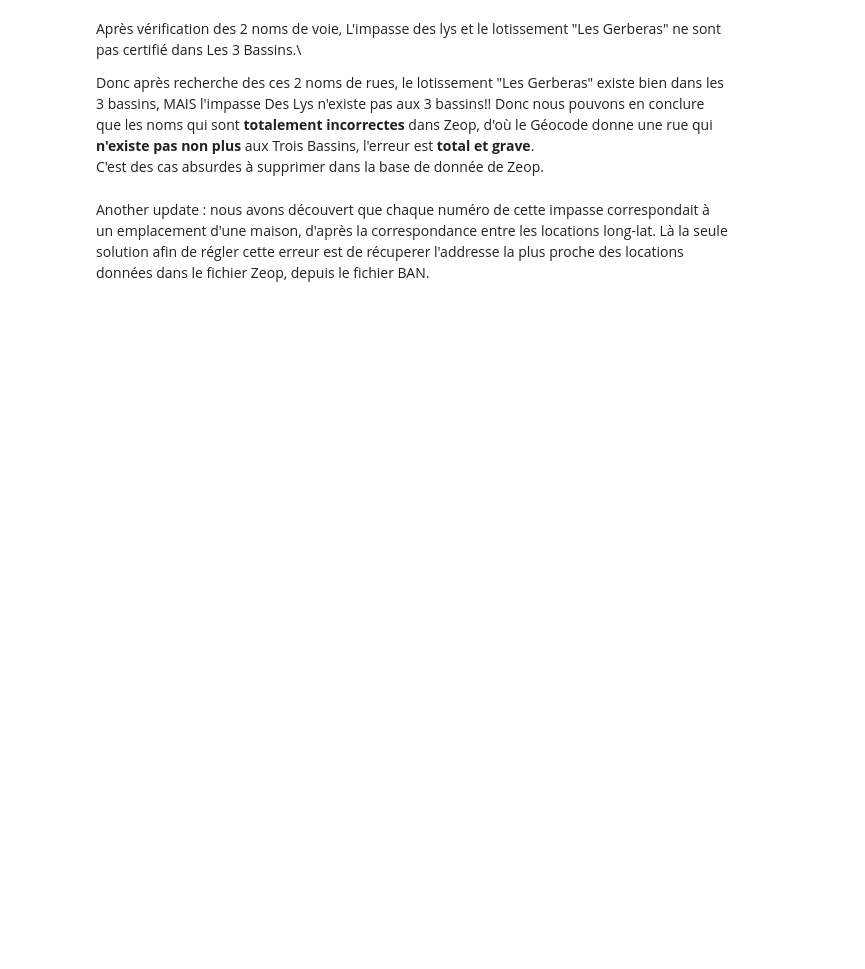
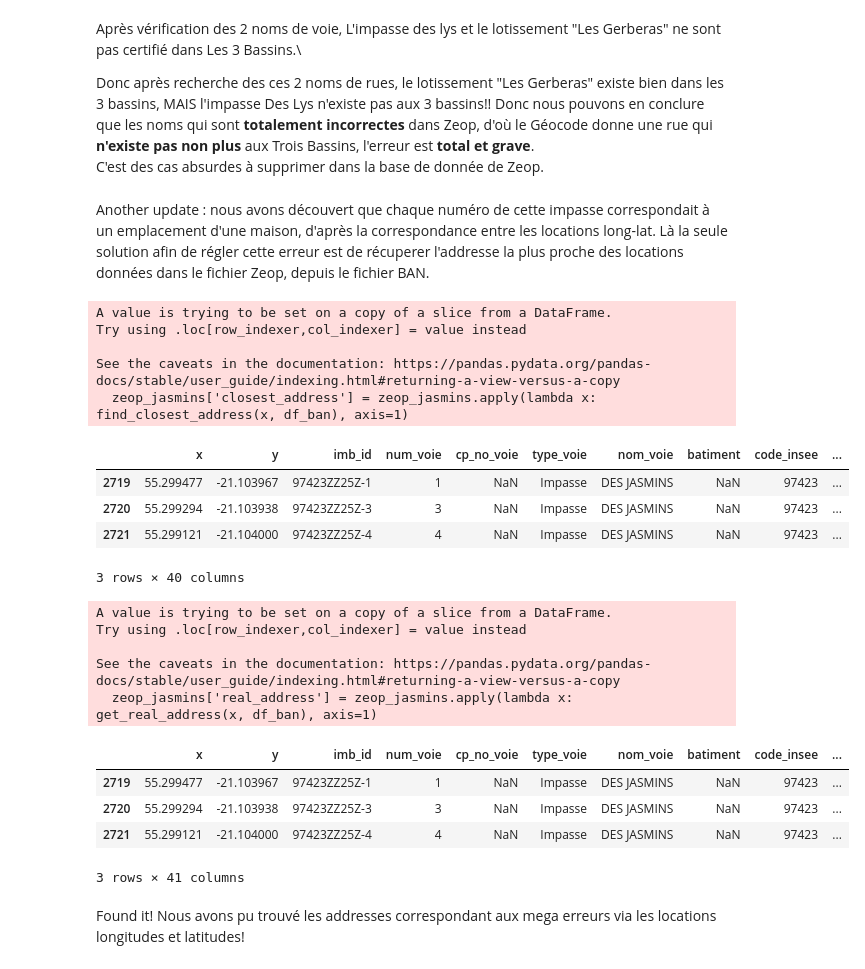
Before and after one commit to gitreunion/datacup-challenge-esi-flipside, a Jupyter notebook: code/get_path_name_error.ipynb, the cells around one changed output. Cells and saved outputs as stored; diff of their text form; code cells hidden in the pictures; blank space fills up the shorter version.

Commit message:
update : nous pouvons trouver l'adresse le plus proche d'après le fichier BAN pour faire correspondre aux adresses à une impasse qui n'existe pas.

```diff
--- a/code/get_path_name_error.ipynb
+++ b/code/get_path_name_error.ipynb
@@ -256,3 +257,70 @@ Donc après recherche des ces 2 noms de rues, le lotissement "Les Gerberas" exis
 C'est des cas absurdes à supprimer dans la base de donnée de Zeop.
 # %% [markdown]
 Another update : nous avons découvert que chaque numéro de cette impasse correspondait à un emplacement d'une maison, d'après la correspondance entre les locations long-lat. Là la seule solution afin de régler cette erreur est de récuperer l'addresse la plus proche des locations données dans le fichier Zeop, depuis le fichier BAN.
+# %%
+# Convert columns to string, replace commas with dots, and convert to float
+df_2['x'] = df_2['x'].astype(str).str.replace(',', '.').astype(float)
+df_2['y'] = df_2['y'].astype(str).str.replace(',', '.').astype(float)
+df_ban['lat'] = df_ban['lat'].astype(str).str.replace(',', '.').astype(float)
+df_ban['lon'] = df_ban['lon'].astype(str).str.replace(',', '.').astype(float)
+
+# Filtrer le dataframe ZEOP pour le nom de voie "DES JASMINS"
+zeop_jasmins = df_2[df_2['nom_voie'].str.lower() == 'des jasmins']
+
+
+
+def find_closest_address(row, df_ban):
+    zeop_coords = (row['y'], row['x'])
+    df_ban['distance'] = df_ban.apply(lambda x: geodesic(zeop_coords, (x['lat'], x['lon'])).meters, axis=1)
+    closest_address = df_ban.loc[df_ban['distance'].idxmin()]
+    return {
+        'closest_lat': closest_address['lat'],
+        'closest_lon': closest_address['lon'],
+        'distance': closest_address['distance'],
+        'address': closest_address.get('address', 'Unknown')  # Ensure 'address' key exists
+    }
+
+# Appliquer la fonction find_closest_address à chaque ligne du dataframe ZEOP
+zeop_jasmins['closest_address'] = zeop_jasmins.apply(lambda x: find_closest_address(x, df_ban), axis=1)
+
+display(zeop_jasmins)
+
+# Extraire les informations d'adresse à partir des coordonnées les plus proches
+def get_real_address(row, df_ban):
+    closest_lat = row['closest_address']['closest_lat']
+    closest_lon = row['closest_address']['closest_lon']
+    real_address = df_ban[(df_ban['lat'] == closest_lat) & (df_ban['lon'] == closest_lon)]
+    if not real_address.empty:
+        return {
+            'numero': real_address.iloc[0].get('numero', 'Unknown'),
+            'nom_voie': real_address.iloc[0].get('nom_voie', 'Unknown')
+        }
+    return {'numero': 'Unknown', 'nom_voie': 'Unknown'}
+
+# Ajouter les informations d'adresse réelle au dataframe zeop_jasmins
+zeop_jasmins['real_address'] = zeop_jasmins.apply(lambda x: get_real_address(x, df_ban), axis=1)
+
+display(zeop_jasmins)
+# %% [output]
+A value is trying to be set on a copy of a slice from a DataFrame.
+Try using .loc[row_indexer,col_indexer] = value instead
+
+See the caveats in the documentation: https://pandas.pydata.org/pandas-docs/stable/user_guide/indexing.html#returning-a-view-versus-a-copy
+  zeop_jasmins['closest_address'] = zeop_jasmins.apply(lambda x: find_closest_address(x, df_ban), axis=1)
+|  | x | y | imb_id | num_voie | cp_no_voie | type_voie | nom_voie | batiment | code_insee | ... |
+| 2719 | 55.299477 | -21.103967 | 97423ZZ25Z-1 | 1 | NaN | Impasse | DES JASMINS | NaN | 97423 | ... |
+| 2720 | 55.299294 | -21.103938 | 97423ZZ25Z-3 | 3 | NaN | Impasse | DES JASMINS | NaN | 97423 | ... |
+| 2721 | 55.299121 | -21.104000 | 97423ZZ25Z-4 | 4 | NaN | Impasse | DES JASMINS | NaN | 97423 | ... |
+3 rows × 40 columns
+A value is trying to be set on a copy of a slice from a DataFrame.
+Try using .loc[row_indexer,col_indexer] = value instead
+
+See the caveats in the documentation: https://pandas.pydata.org/pandas-docs/stable/user_guide/indexing.html#returning-a-view-versus-a-copy
+  zeop_jasmins['real_address'] = zeop_jasmins.apply(lambda x: get_real_address(x, df_ban), axis=1)
+|  | x | y | imb_id | num_voie | cp_no_voie | type_voie | nom_voie | batiment | code_insee | ... |
+| 2719 | 55.299477 | -21.103967 | 97423ZZ25Z-1 | 1 | NaN | Impasse | DES JASMINS | NaN | 97423 | ... |
+| 2720 | 55.299294 | -21.103938 | 97423ZZ25Z-3 | 3 | NaN | Impasse | DES JASMINS | NaN | 97423 | ... |
+| 2721 | 55.299121 | -21.104000 | 97423ZZ25Z-4 | 4 | NaN | Impasse | DES JASMINS | NaN | 97423 | ... |
+3 rows × 41 columns
+# %% [markdown]
+Found it! Nous avons pu trouvé les addresses correspondant aux mega erreurs via les locations longitudes et latitudes!
```
Also changed, not shown: parts of 1 cell of this notebook.
